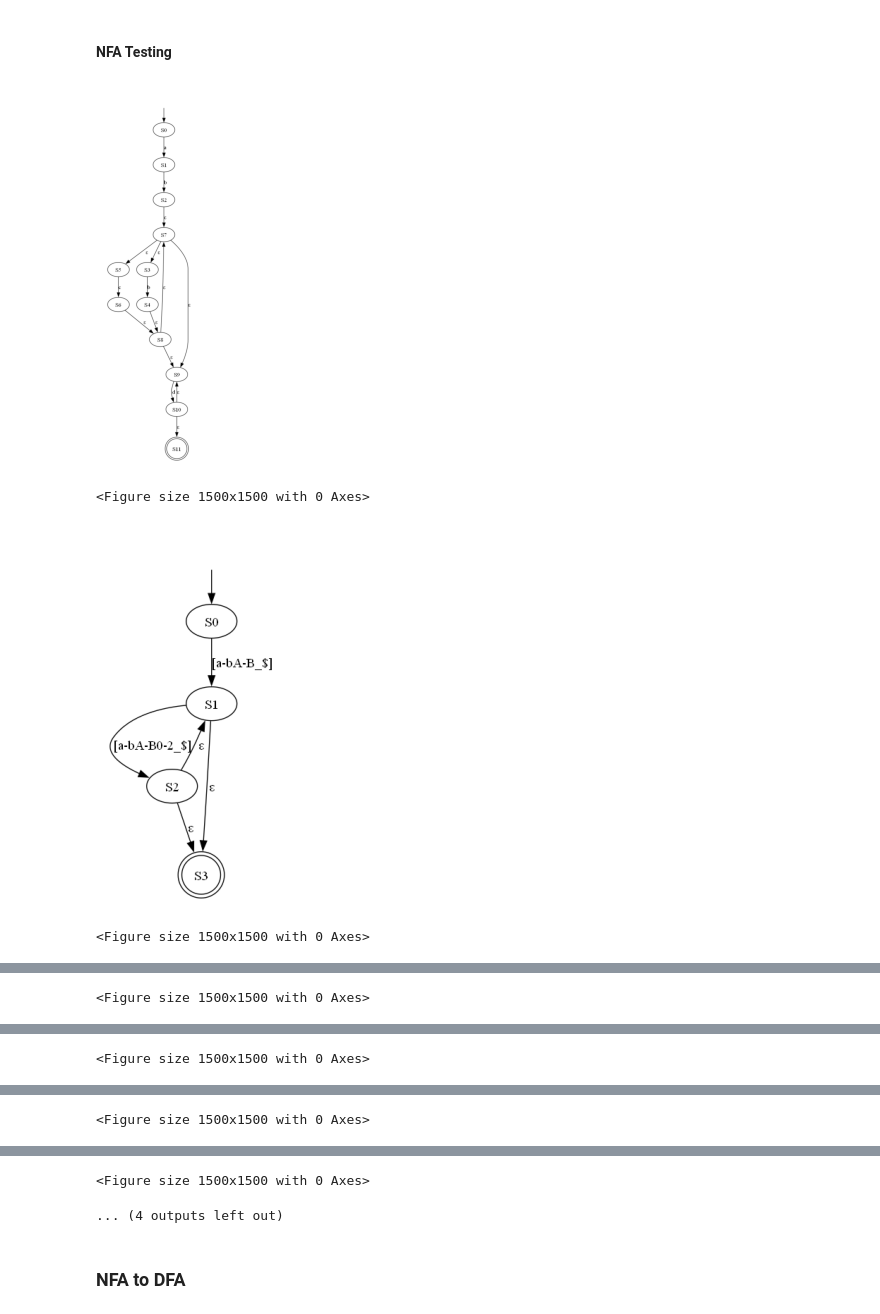
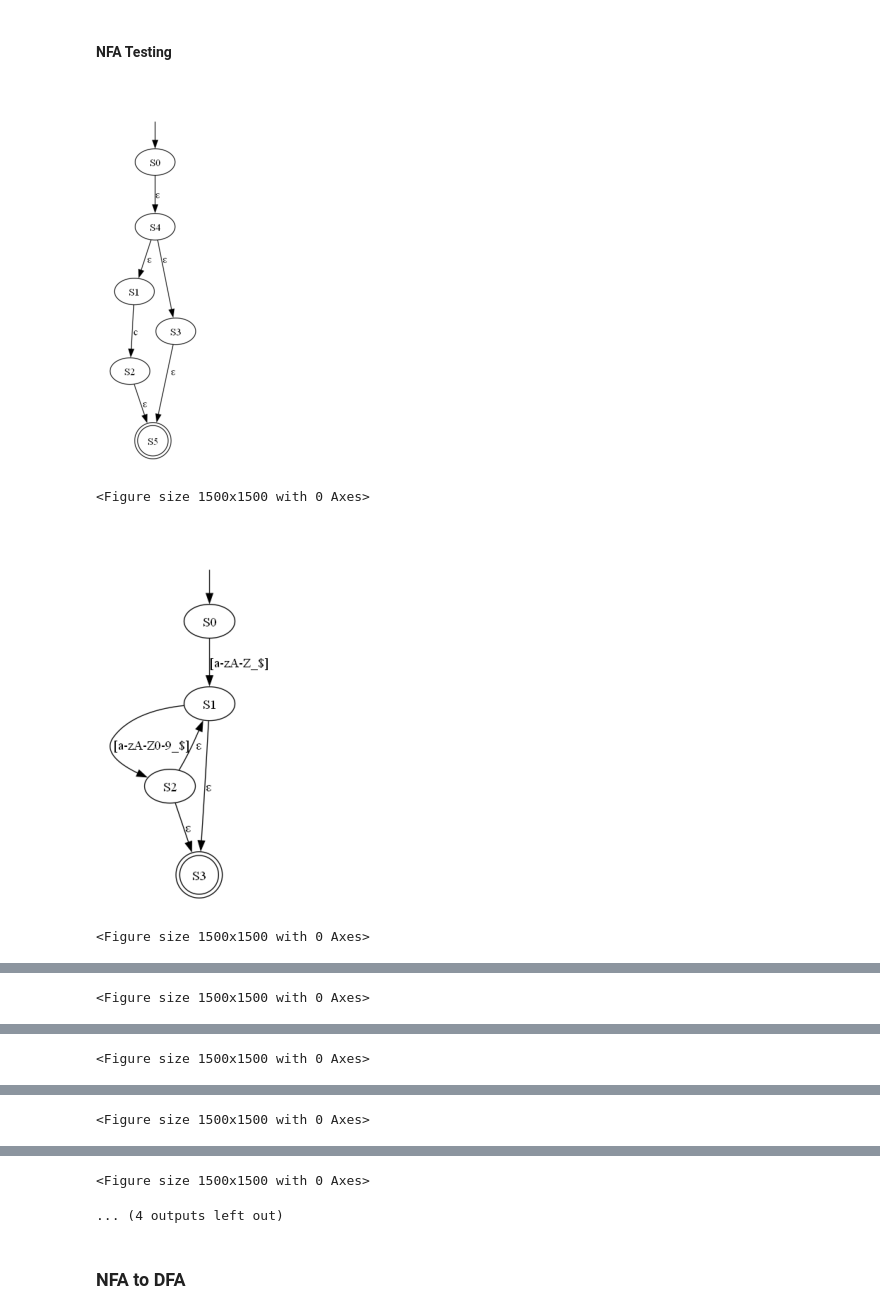
Before and after one commit to MohamedHAmin/NFA-DFA-cmd-generator, a Jupyter notebook: assignment_1.ipynb, the cells around one changed output, grey strips where cells are left out. Saved outputs shown, nothing was run; the diff lists cells and outputs as text; code cells hidden in the pictures.

Commit message:
adding regex validations

```diff
--- a/assignment_1.ipynb
+++ b/assignment_1.ipynb
@@ -255,16 +275,16 @@ class NFA:
     def add_state(self, regex: str, start_state: int, next_state: int,prev_state: int, states: Dict[str, Dict], i: int, isRange: bool = False) -> Tuple[int, int, Dict[str, Dict]]:
         next_state += 1
         if isRange:
-            return self.handleRange(start_state, next_state, prev_state, states, regex)
+            return self.handle_range(start_state, next_state, prev_state, states, regex)
 
         if(regex[i] == '+'):
-            return self.handlePositiveClosure(start_state, next_state, prev_state, states)
+            return self.handle_positive_closure(start_state, next_state, prev_state, states)
 
         if regex[i] == '*':
-            return self.handleZeroOrMore(start_state, next_state, prev_state, states)
+            return self.handle_zero_or_more(start_state, next_state, prev_state, states)
 
         if regex[i] == '?':
-           return self.handleZeroOrOne(start_state, next_state, prev_state, states)
+           return self.handle_zero_or_one(start_state, next_state, prev_state, states)
 
         if regex[i] in states["S" + str(start_state)]:
             states["S" + str(start_state)][regex[i]].append("S" + str(next_state))
@@ -289,7 +309,7 @@ class NFA:
 
         return subString, end
 
-    def handleRange(self, start_state: int, next_state: int, prev_state: int, states: Dict[str, Dict], substring: str) -> Tuple[int, int,int, Dict[str, Dict]]:
+    def handle_range(self, start_state: int, next_state: int, prev_state: int, states: Dict[str, Dict], substring: str) -> Tuple[int, int,int, Dict[str, Dict]]:
         if substring in states["S" + str(start_state)].keys():
             states["S" + str(start_state)][substring].append("S" + str(next_state))
         else:
@@ -301,7 +321,7 @@ class NFA:
 
         return start_state, next_state, prev_state, states
 
-    def handlePositiveClosure(self, start_state: int, next_state: int, prev_state: int, states: Dict[str, Dict]) -> Tuple[int, int,int, Dict[str, Dict]]:
+    def handle_positive_closure(self, start_state: int, next_state: int, prev_state: int, states: Dict[str, Dict]) -> Tuple[int, int,int, Dict[str, Dict]]:
         states["S" + str(next_state)] = {"isTerminatingState": False}
         if 'ε' in states["S" + str(start_state)]:
             states["S" + str(start_state)]["ε"].append("S" + str(prev_state))
@@ -312,7 +332,7 @@ class NFA:
         start_state = next_state
         return start_state, next_state, prev_state, states
 
-    def handleZeroOrMore(self, start_state: int, next_state: int, prev_state: int, states: Dict[str, Dict]) -> Tuple[int, int,int, Dict[str, Dict]]:
+    def handle_zero_or_more(self, start_state: int, next_state: int, prev_state: int, states: Dict[str, Dict]) -> Tuple[int, int,int, Dict[str, Dict]]:
         states["S" + str(next_state)] = {"isTerminatingState": False}
         if 'ε' in states["S" + str(start_state)]:
             states["S" + str(start_state)]["ε"].append("S" + str(prev_state))
@@ -329,7 +349,7 @@ class NFA:
         start_state = next_state
         return start_state, next_state, prev_state, states
 
-    def handleZeroOrOne(self, start_state: int, next_state: int, prev_state: int, states: Dict[str, Dict]) -> Tuple[int, int,int, Dict[str, Dict]]:
+    def handle_zero_or_one(self, start_state: int, next_state: int, prev_state: int, states: Dict[str, Dict]) -> Tuple[int, int,int, Dict[str, Dict]]:
         states["S" + str(next_state)] = {"isTerminatingState": False}
         if 'ε' in states["S" + str(start_state)]:
             states["S" + str(start_state)]["ε"].append("S" + str(next_state))
@@ -399,8 +419,8 @@ display_and_save_image("brackets.json", "brackets", "NFA")
 #### NFA Testing
 # %%
 # Testcases
-test1 = "ab(b|c)*d+"
-test2 = "[a-bA-B_$][a-bA-B0-2_$]*"
+test1 = "(c|)"
+test2 = "[a-zA-Z_$][a-zA-Z0-9_$]*"
 test3 = "0|[1-9A-F][0-9A-F]*|[1-9a-f][0-9a-f]*"
 test4 = "https?://(www.)?[a-zA-Z0-9-_].(com|org|net)"
 test5 = "[1-9]|[1-9][0-9]|1[0-9][0-9]|2[0-4][0-9]|25[0-5]"
@@ -420,36 +440,36 @@ display_and_save_image("test2.json", "test2", "NFA")
 
 nfa = NFA()
 nfa.generate_NFA(test3, "test3.json")
 display_and_save_image("test3.json", "test3", "NFA")
 
 
 nfa = NFA()
 nfa.generate_NFA(test4, "test4.json")
 display_and_save_image("test4.json", "test4", "NFA")
 
 
 nfa = NFA()
 nfa.generate_NFA(test5, "test5.json")
 display_and_save_image("test5.json", "test5", "NFA")
 
 
 nfa = NFA()
 nfa.generate_NFA(test6, "test6.json")
 display_and_save_image("test6.json", "test6", "NFA")
 
 
 nfa = NFA()
 nfa.generate_NFA(test7, "test7.json")
 display_and_save_image("test7.json", "test7", "NFA")
 
 
 nfa = NFA()
 nfa.generate_NFA(test8, "test8.json")
 display_and_save_image("test8.json", "test8", "NFA")
 # %% [output]
-[figure, old version]
+[figure, new version]
 <Figure size 1500x1500 with 0 Axes>
-[figure, old version]
+[figure, new version]
 <Figure size 1500x1500 with 0 Axes>
 [figure]
 <Figure size 1500x1500 with 0 Axes>
```
Also changed, not shown: parts of 3 cells of this notebook, 12 other files.
